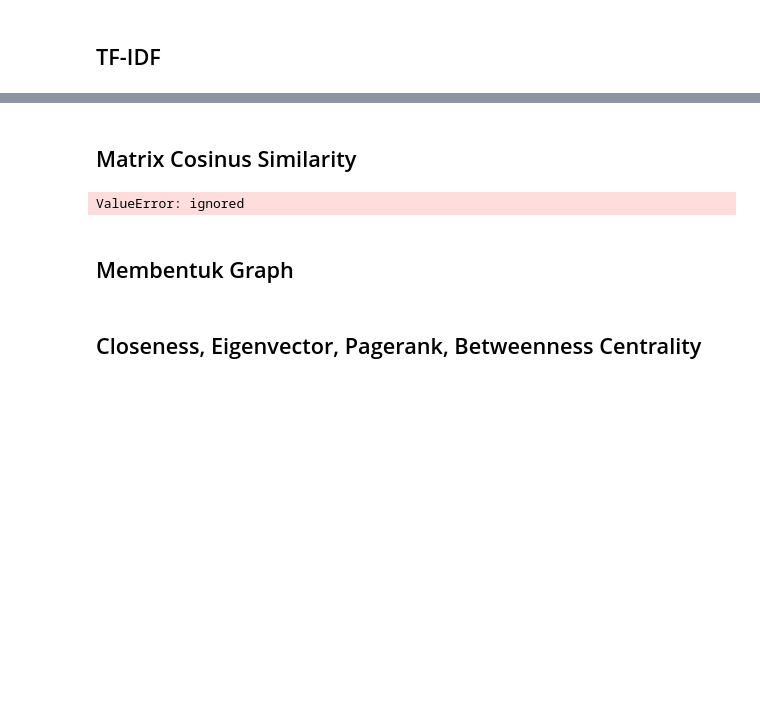
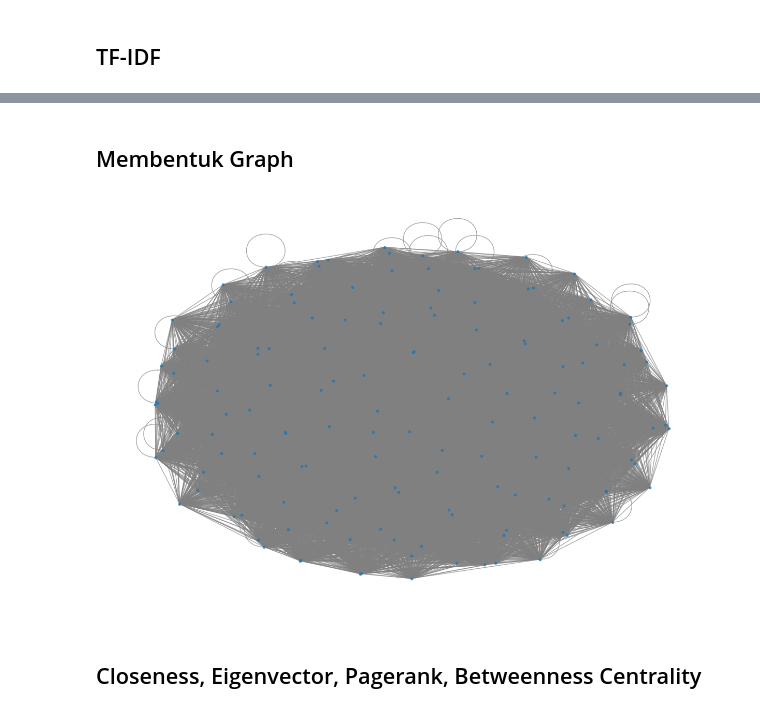
Before and after one commit to tiarh/ppw, a Jupyter notebook: _sources/Graph.ipynb, the cells around one changed output, grey strips where cells are left out. Cells and saved outputs as stored; diff of their text form; code cells hidden in the pictures; blank space fills up the shorter version.

```diff
--- a/_sources/Graph.ipynb
+++ b/_sources/Graph.ipynb
@@ -186,51 +152,27 @@ print(tfidf_df_kata)
-# %% [markdown]
-## Matrix Cosinus Similarity
-# %%
-from sklearn.metrics.pairwise import cosine_similarity
-
-# Ambil matriks TF-IDF dari DataFrame untuk kata
-tfidf_matrix_kata = tfidf_df_kata.values
-
-# Hanya ambil kata-kata yang muncul dalam setidaknya satu dokumen
-non_empty_words = tfidf_df_kata.columns[tfidf_df_kata.sum(axis=0) > 0]
-tfidf_matrix_kata_filtered = tfidf_df_kata[non_empty_words].values
-
-# Hitung kemiripan kosinus antara kata-kata
-cosine_similarity_kata = cosine_similarity(tfidf_matrix_kata_filtered, tfidf_matrix_kata_filtered)
-
-# Buat DataFrame dari matriks kemiripan kosinus
-cosine_similarity_df_kata = pd.DataFrame(cosine_similarity_kata, columns=non_empty_words, index=non_empty_words)
-# %% [output]
-ValueError: ignored
 # %% [markdown]
 ## Membentuk Graph
 # %%
 import networkx as nx
 import matplotlib.pyplot as plt
 
 # Buat graf
-G_kata = nx.Graph()
+G = nx.Graph()
 
-# Tambahkan simpul (node) untuk setiap kata
-for kata in feature_names_kata:
-    G_kata.add_node(kata, label=kata)
+# Tambahkan tepi (edge) antara kata-kata
+for i in range(len(kata_df)):
+    for j in range(i + 1, len(kata_df)):  # Hindari menghitung skor untuk diri sendiri dan duplikat
+        kata_i = kata_df.loc[i, 'kata']
+        kata_j = kata_df.loc[j, 'kata']
 
-# Tambahkan tepi (edge) antara kata-kata berdasarkan skor kemiripan kosinus
-for i, kata_i in enumerate(feature_names_kata):
-    for j, kata_j in enumerate(feature_names_kata):
-        if i < j:  # Hindari menghitung skor untuk diri sendiri dan duplikat
-            similarity_score = cosine_similarity_df_kata.loc[kata_i, kata_j]
-            G_kata.add_edge(kata_i, kata_j, weight=similarity_score)
+        G.add_edge(kata_i, kata_j)
 
-# Dapatkan label dari simpul-simpul
-labels_kata = nx.get_node_attributes(G_kata, 'label')
-
-# Gambar graf kata-kata
-pos_kata = nx.spring_layout(G_kata)
-weights_kata = [G_kata[u][v]['weight'] for u, v in G_kata.edges]
-nx.draw(G_kata, pos_kata, with_labels=True, labels=labels_kata, width=weights_kata, edge_cmap=plt.cm.viridis, node_color='skyblue')
-
+# Gambar graf
+plt.figure(figsize=(12, 8))
+pos = nx.spring_layout(G)
+nx.draw(G, pos, with_labels=False, node_size=10, edge_color='gray', alpha=0.7)
 plt.show()
+# %% [output]
+[figure, added]
 # %% [markdown]
 ## Closeness, Eigenvector, Pagerank, Betweenness Centrality
 # %%
```
Also changed, not shown: parts of 3 cells of this notebook, 13 other files.
